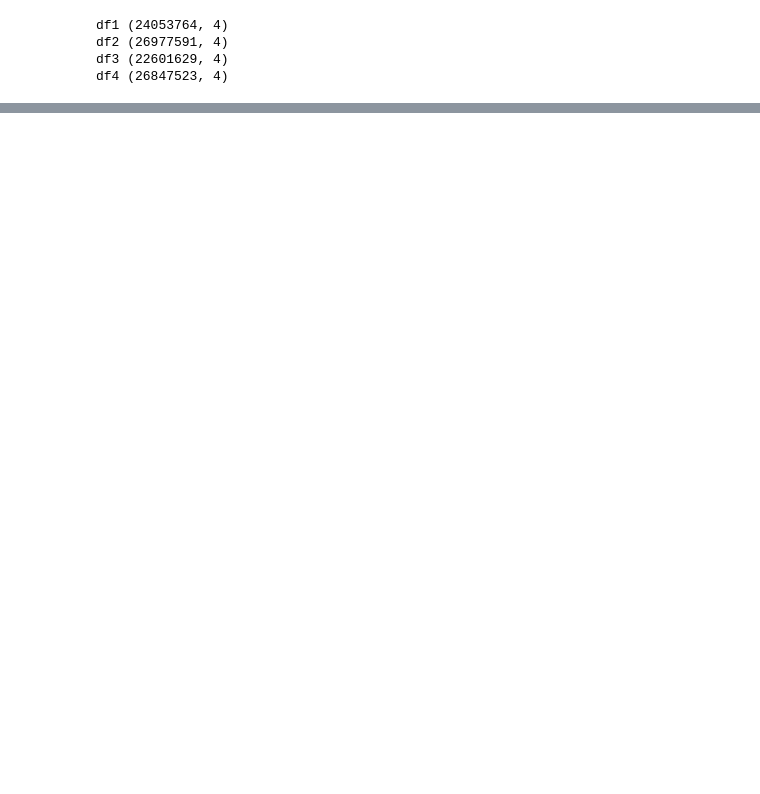
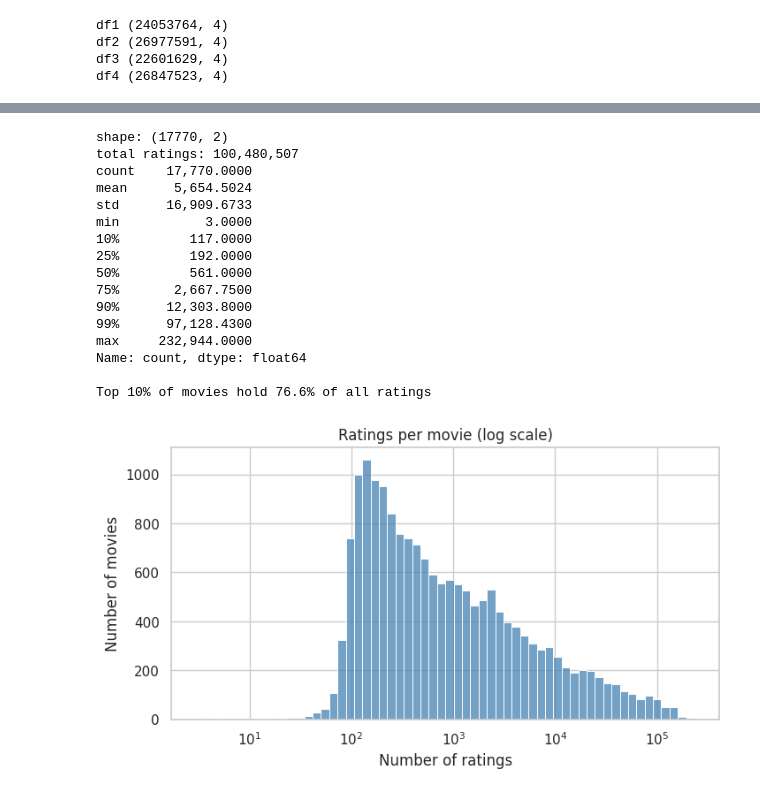
Before and after one commit to sevathangowtham/Netflix-Prize-data, a Jupyter notebook: netflix-prize-data.ipynb, the cells around one changed output, grey strips where cells are left out. Cells and saved outputs as stored; diff of their text form; code cells hidden in the pictures; blank space fills up the shorter version.

```diff
--- a/netflix-prize-data.ipynb
+++ b/netflix-prize-data.ipynb
@@ -97,0 +262,39 @@ dtype: int64
+# %%
+movie_stats = pd.concat(
+    [d.groupby('movie_id')['rating'].agg(['count', 'mean']) for d in dfs.values()]
+)
+
+print('shape:', movie_stats.shape)
+print('total ratings:', f"{int(movie_stats['count'].sum()):,}")
+print(movie_stats['count'].describe(percentiles=[.1, .25, .5, .75, .9, .99]))
+
+# share of all ratings held by the top 10% most-rated movies
+sorted_counts = movie_stats['count'].sort_values(ascending=False)
+top10_share = sorted_counts.iloc[:len(sorted_counts) // 10].sum() / sorted_counts.sum()
+print(f"\nTop 10% of movies hold {top10_share:.1%} of all ratings")
+
+# chart
+fig, ax = plt.subplots(figsize=(8, 4))
+sns.histplot(movie_stats['count'], bins=60, log_scale=True, ax=ax, color='steelblue')
+ax.set_title('Ratings per movie (log scale)')
+ax.set_xlabel('Number of ratings')
+ax.set_ylabel('Number of movies')
+plt.show()
+# %% [output]
+shape: (17770, 2)
+total ratings: 100,480,507
+count    17,770.0000
+mean      5,654.5024
+std      16,909.6733
+min           3.0000
+10%         117.0000
+25%         192.0000
+50%         561.0000
+75%       2,667.7500
+90%      12,303.8000
+99%      97,128.4300
+max     232,944.0000
+Name: count, dtype: float64
+
+Top 10% of movies hold 76.6% of all ratings
+[figure, added]
```
Also changed, not shown: parts of 28 cells of this notebook.
